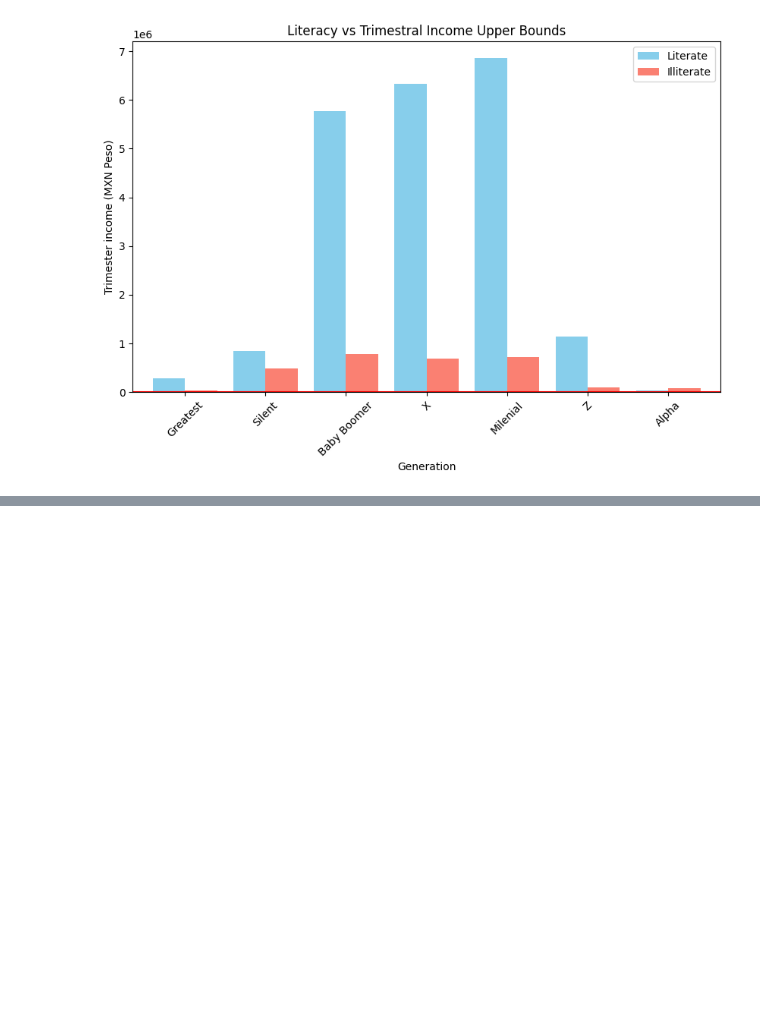
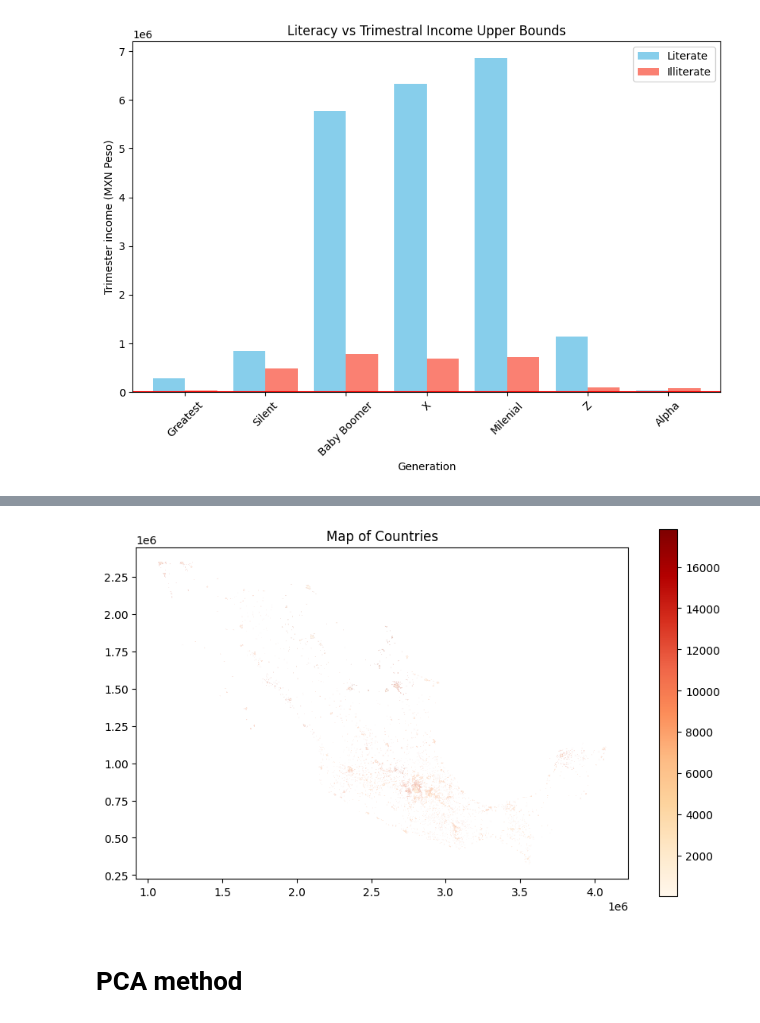
Before and after one commit to IsaacSebastian/ingCaracteristicasProyecto_, a Jupyter notebook: notebooks/2.00_fct_enigh_dataset_exploration_graphs.ipynb, the cells around one changed output, grey strips where cells are left out. Cells and saved outputs as stored; diff of their text form; code cells hidden in the pictures; blank space fills up the shorter version.

```diff
--- a/notebooks/2.00_fct_enigh_dataset_exploration_graphs.ipynb
+++ b/notebooks/2.00_fct_enigh_dataset_exploration_graphs.ipynb
@@ -219,0 +217,5 @@ plt.show()
+# %%
+import geopandas as gpd
+map_path="data/raw/DATOS GEOREFERENCIALES/2010"
+republic=gpd.read_file(map_path)
+republic
@@ -219,0 +236,5 @@ plt.show()
+# %%
+def map_year(republic_df,df_year):
+    republic_df['CVE_ENT']=republic_df['CVE_ENT'].astype('int')
+    df=pd.merge(republic_df,df_year, left_on='CVE_ENT',right_on='entidad')
+    return df
@@ -219,0 +301,3 @@ plt.show()
+# %%
+dummy = df_2022.groupby('entidad',as_index=False)['alfabetism'].value_counts()
+dummy
@@ -219,0 +318,13 @@ plt.show()
+# %%
+graph_test=map_year(republic,dummy)
+graph_test.plot('count', figsize=(10,6), legend=True, cmap='OrRd')
+
+# Optional: Add a title
+plt.title("Map of Countries")
+
+# Display the plot
+plt.show()
+# %% [output]
+[figure, added]
+# %% [markdown]
+# PCA method
```
Also changed, not shown: parts of 11 cells of this notebook.
